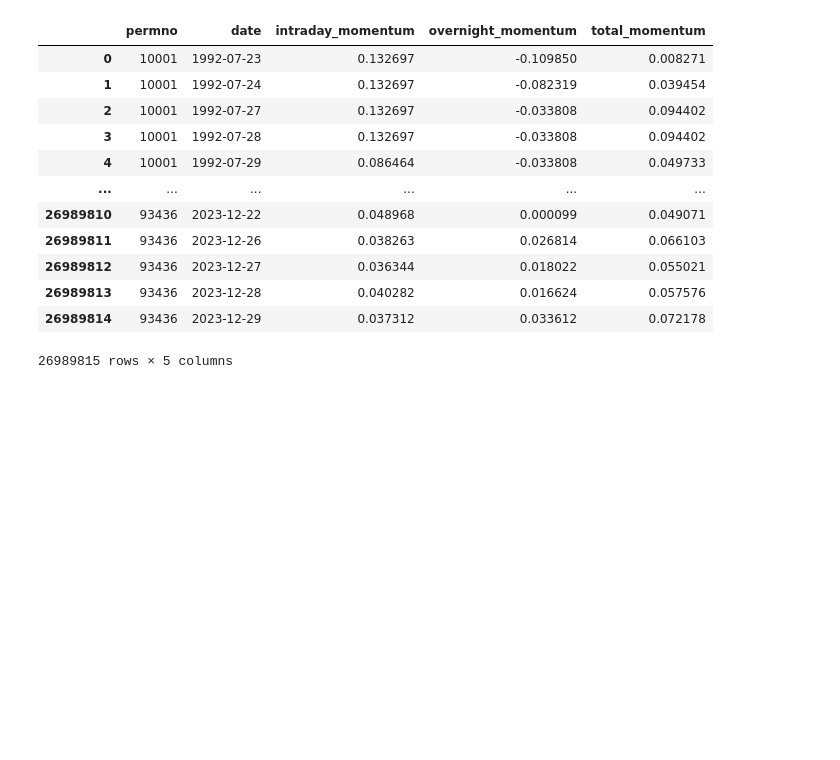
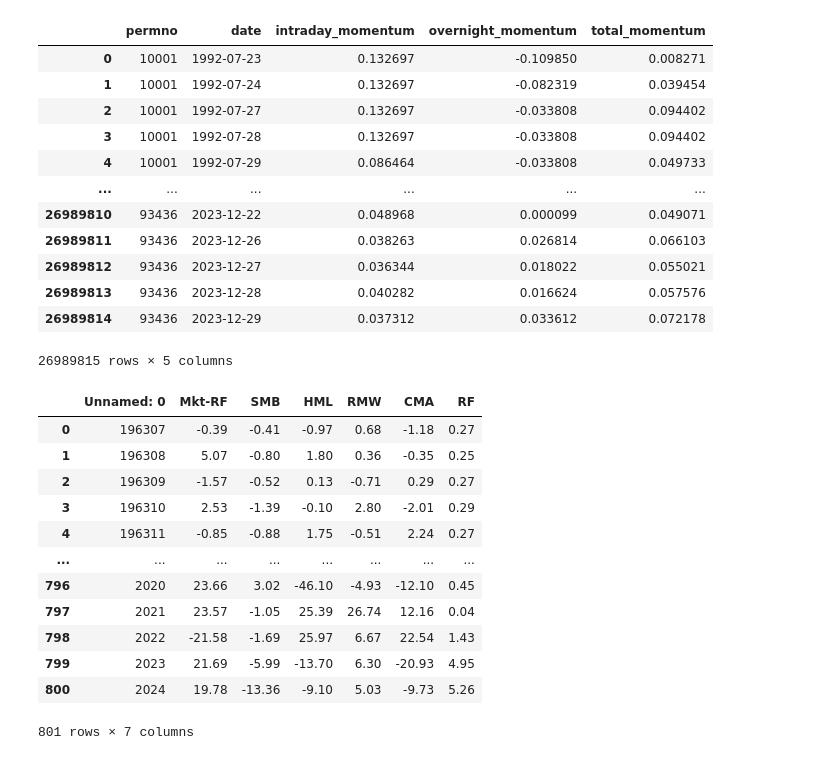
Before and after one commit to LierJJ/HW2_MFIN7037_2025, a Jupyter notebook: starter_code_hw2_mfin7037_final.ipynb, the cells around one changed output. Cells and saved outputs as stored; diff of their text form; code cells hidden in the pictures; blank space fills up the shorter version.

```diff
--- a/starter_code_hw2_mfin7037_final.ipynb
+++ b/starter_code_hw2_mfin7037_final.ipynb
@@ -422,3 +404,20 @@ a = 10
 d = 10
 c = 19
 dd = 23
+# %%
+a1 = pd.read_csv('F-F_Research_Data_5_Factors_2x3.csv', skiprows=3)
+a1
+# %% [output]
+|  | Unnamed: 0 | Mkt-RF | SMB | HML | RMW | CMA | RF |
+| 0 | 196307 | -0.39 | -0.41 | -0.97 | 0.68 | -1.18 | 0.27 |
+| 1 | 196308 | 5.07 | -0.80 | 1.80 | 0.36 | -0.35 | 0.25 |
+| 2 | 196309 | -1.57 | -0.52 | 0.13 | -0.71 | 0.29 | 0.27 |
+| 3 | 196310 | 2.53 | -1.39 | -0.10 | 2.80 | -2.01 | 0.29 |
+| 4 | 196311 | -0.85 | -0.88 | 1.75 | -0.51 | 2.24 | 0.27 |
+| ... | ... | ... | ... | ... | ... | ... | ... |
+| 796 | 2020 | 23.66 | 3.02 | -46.10 | -4.93 | -12.10 | 0.45 |
+| 797 | 2021 | 23.57 | -1.05 | 25.39 | 26.74 | 12.16 | 0.04 |
+| 798 | 2022 | -21.58 | -1.69 | 25.97 | 6.67 | 22.54 | 1.43 |
+| 799 | 2023 | 21.69 | -5.99 | -13.70 | 6.30 | -20.93 | 4.95 |
+| 800 | 2024 | 19.78 | -13.36 | -9.10 | 5.03 | -9.73 | 5.26 |
+801 rows × 7 columns
```
Also changed, not shown: parts of 1 cell of this notebook.
